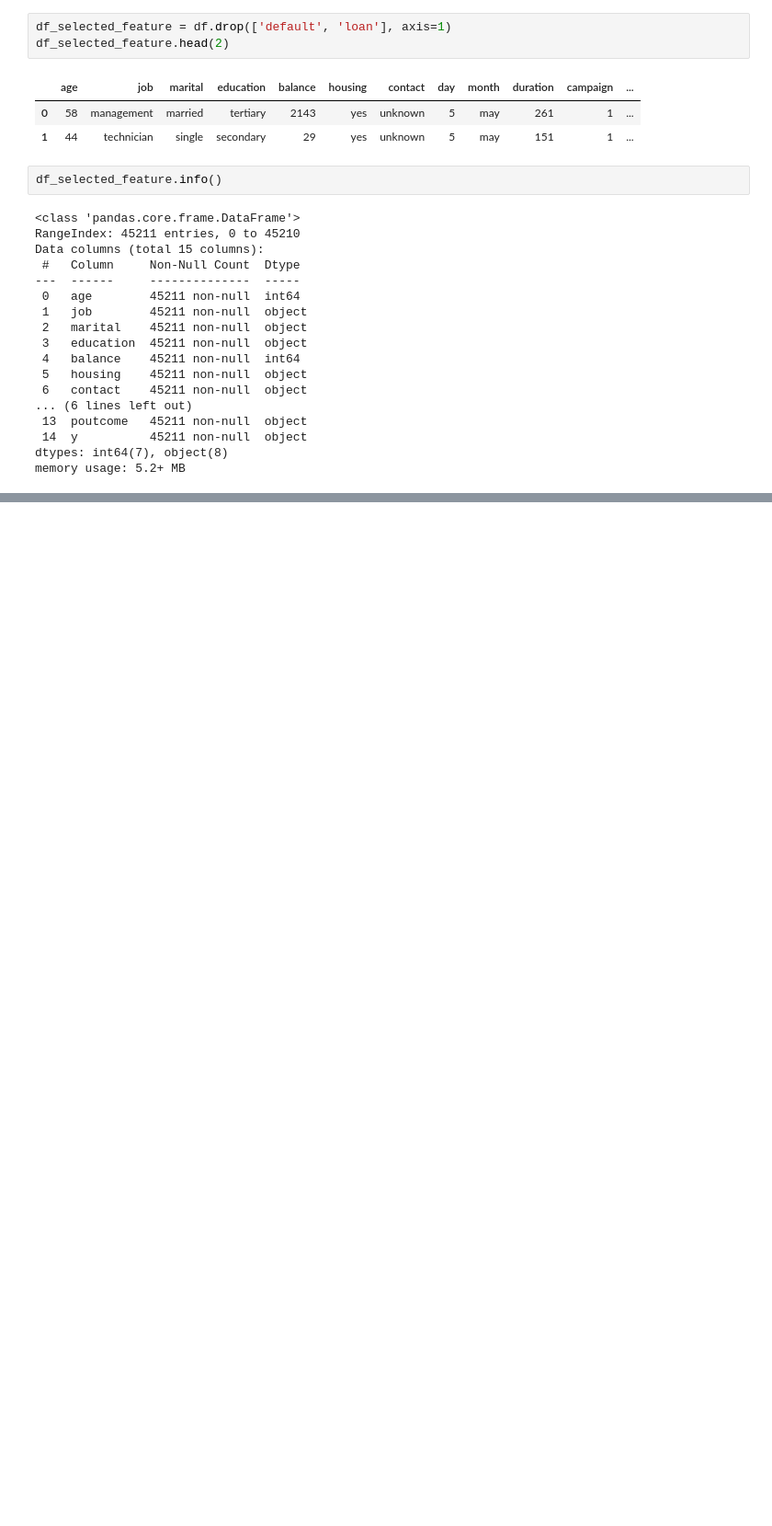
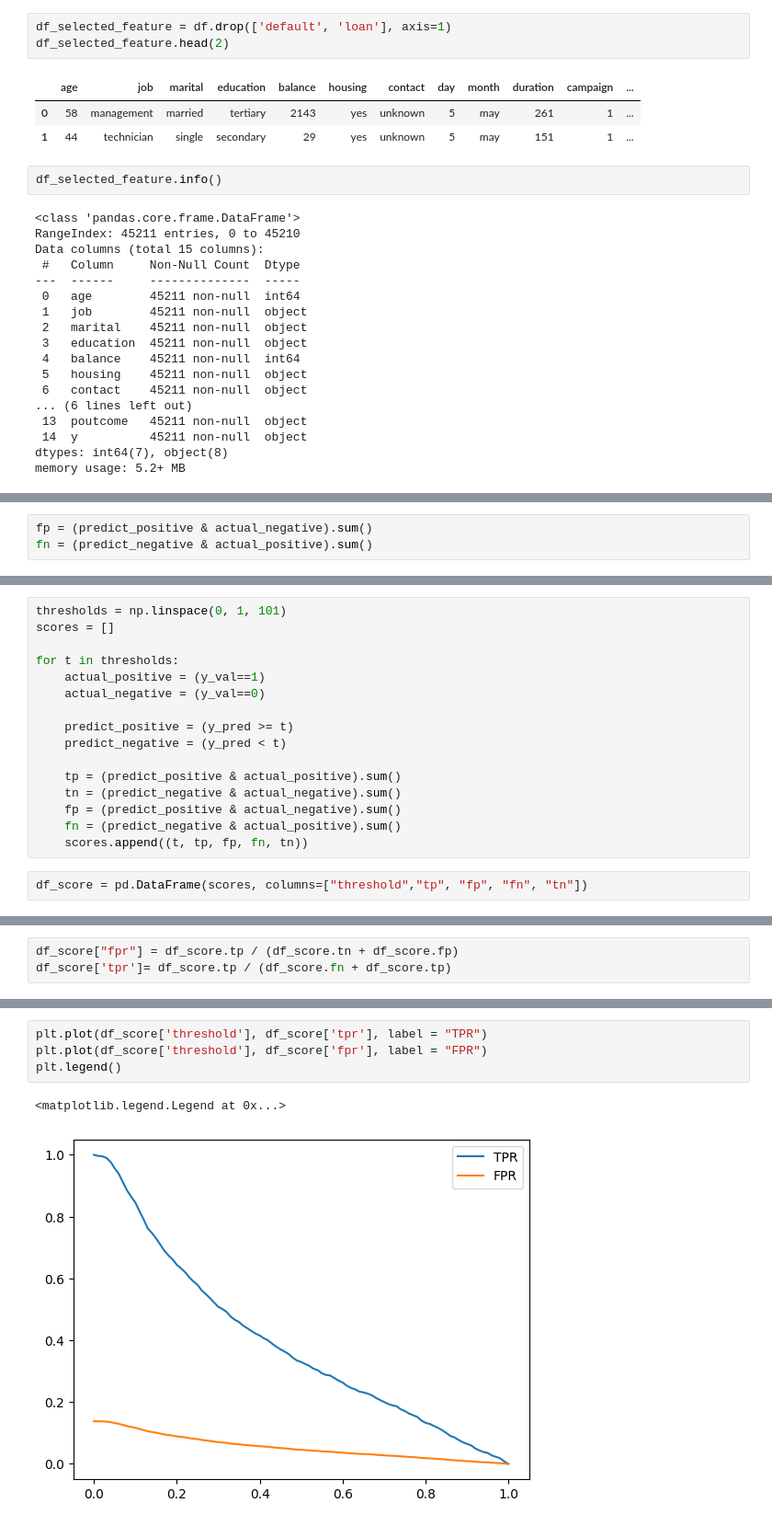
Before and after one commit to Davidmide02/mlzoomcamp_2024_assignments, a Jupyter notebook: evaluation_04/evaluation_04.ipynb, the cells around one changed output, grey strips where cells are left out. Shown: that part at 92% size. Cells and saved outputs as stored; diff of their text form; blank space fills up the shorter version.

```diff
--- a/evaluation_04/evaluation_04.ipynb
+++ b/evaluation_04/evaluation_04.ipynb
@@ -84,0 +184,3 @@ del X_test["y"]
+# %%
+fp = (predict_positive & actual_negative).sum()
+fn = (predict_negative & actual_positive).sum()
@@ -84,0 +233,18 @@ del X_test["y"]
+# %%
+thresholds = np.linspace(0, 1, 101)
+scores = []
+
+for t in thresholds:
+    actual_positive = (y_val==1)
+    actual_negative = (y_val==0)
+
+    predict_positive = (y_pred >= t)
+    predict_negative = (y_pred < t)
+
+    tp = (predict_positive & actual_positive).sum()
+    tn = (predict_negative & actual_negative).sum()
+    fp = (predict_positive & actual_negative).sum()
+    fn = (predict_negative & actual_positive).sum()
+    scores.append((t, tp, fp, fn, tn))
+# %%
+df_score = pd.DataFrame(scores, columns=["threshold","tp", "fp", "fn", "tn"])
@@ -84,0 +260,3 @@ del X_test["y"]
+# %%
+df_score["fpr"] = df_score.tp / (df_score.tn + df_score.fp)
+df_score['tpr']= df_score.tp / (df_score.fn + df_score.tp)
@@ -84,0 +272,7 @@ del X_test["y"]
+# %%
+plt.plot(df_score['threshold'], df_score['tpr'], label = "TPR")
+plt.plot(df_score['threshold'], df_score['fpr'], label = "FPR")
+plt.legend()
+# %% [output]
+<matplotlib.legend.Legend at 0x...>
+[figure, added]
```
Also changed, not shown: parts of 31 cells of this notebook.
